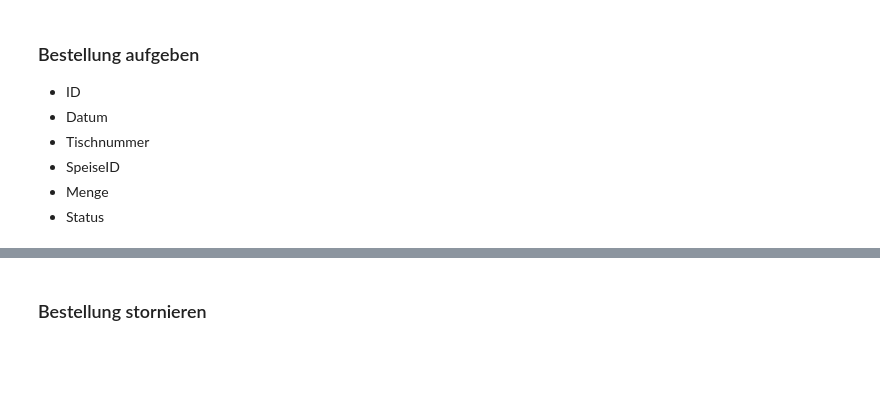
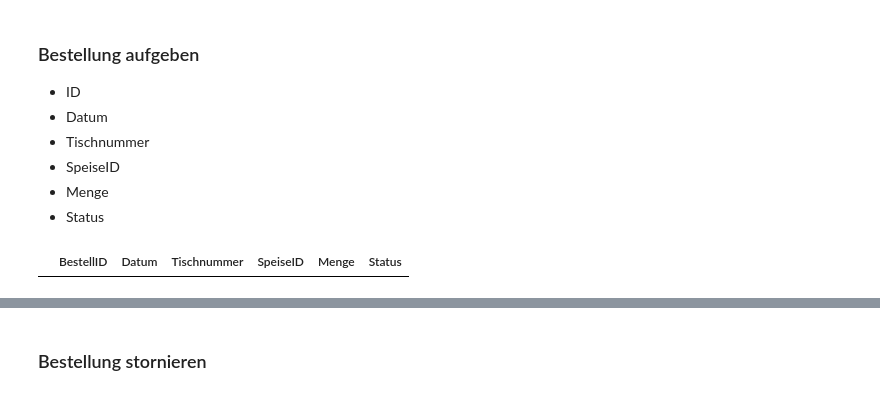
Before and after one commit to lisabeller/Praxisprojekt-Python-Bestelltool, a Jupyter notebook: Bestelltool_neu.ipynb, the cells around one changed output, grey strips where cells are left out. Saved outputs shown, nothing was run; the diff lists cells and outputs as text; code cells hidden in the pictures; blank space fills up the shorter version.

```diff
--- a/Bestelltool_neu.ipynb
+++ b/Bestelltool_neu.ipynb
@@ -108,9 +108,12 @@ speisekarte
 # %%
 # DATAFRAME FÜR ALLE BESTELLUNGEN
 # Jede Einzelbestellung soll in neuer BestellID als Liste abgespeichert und dem
 # DataFrame "bestellungen_df" hinzufügt werden
 
 bestellungen_df = pd.DataFrame(columns=["BestellID", "Datum", "Tischnummer", "SpeiseID", "Menge", "Status"])
+bestellungen_df
+# %% [output]
+|  | BestellID | Datum | Tischnummer | SpeiseID | Menge | Status |
 # %%
 # FUNKTION ZUR ERSTELLUNG EINER NEUEN BESTELLUNG
 
```
Also changed, not shown: parts of 5 cells of this notebook, 2 other files.
